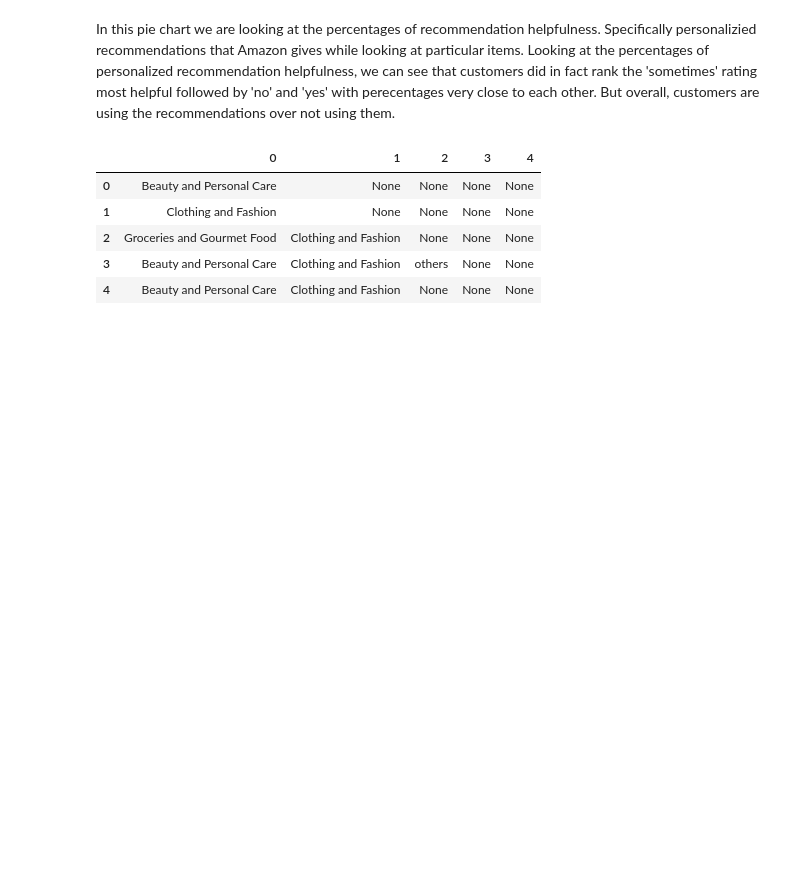
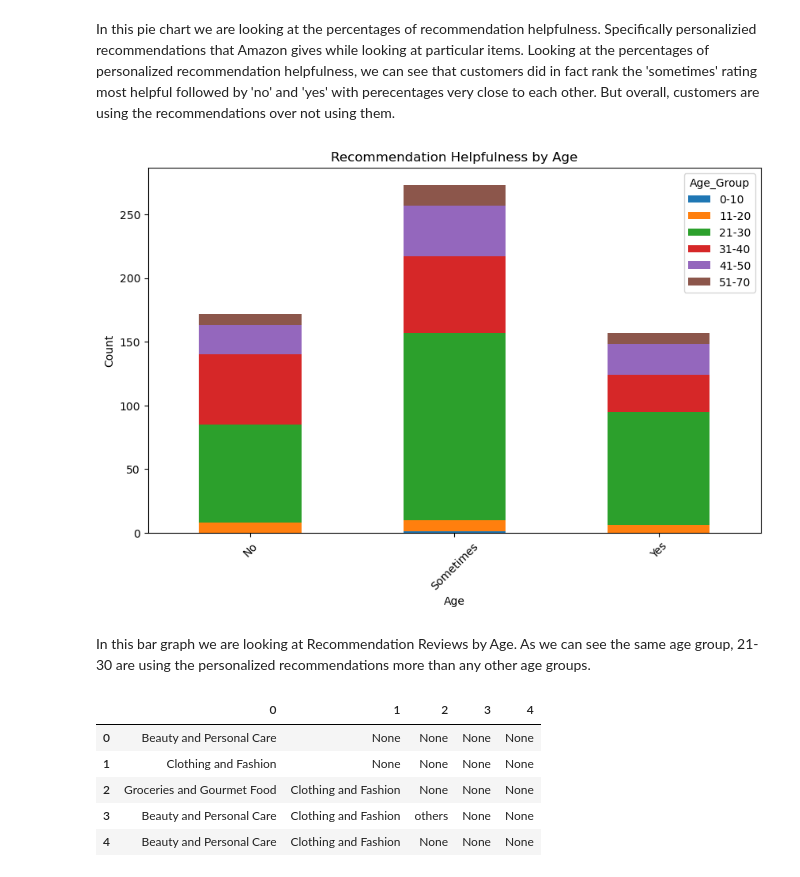
Before and after one commit to rubyghabboun/project1_sudowoodo1, a Jupyter notebook: trish_reviews_recs.ipynb, the cells around one changed output. Saved outputs shown, nothing was run; the diff lists cells and outputs as text; code cells hidden in the pictures; blank space fills up the shorter version.

```diff
--- a/trish_reviews_recs.ipynb
+++ b/trish_reviews_recs.ipynb
@@ -202,6 +231,20 @@ plt.show()
 [figure]
 # %% [markdown]
 In this pie chart we are looking at the percentages of recommendation helpfulness. Specifically personalizied recommendations that Amazon gives while looking at particular items. Looking at the percentages of personalized recommendation helpfulness, we can see that customers did in fact rank the 'sometimes' rating most helpful followed by 'no' and 'yes' with perecentages very close to each other. But overall, customers are using the recommendations over not using them.
+# %%
+#Bar graphs showing relationships between purchase frequency, sale count, 'Recommendation_Helpfulness', age
+
+unique_grouped = data_df.groupby(['Recommendation_Helpfulness', 'Age_Group']).size().unstack()
+unique_grouped.plot(kind='bar', stacked=True, figsize=(10, 6))
+plt.title('Recommendation Helpfulness by Age')
+plt.xlabel('Age')
+plt.ylabel('Count')
+plt.xticks(rotation=45)
+plt.show()
+# %% [output]
+[figure, added]
+# %% [markdown]
+In this bar graph we are looking at Recommendation Reviews by Age. As we can see the same age group, 21-30 are using the personalized recommendations more than any other age groups.
 # %%
 # split purchase_categories
 categories_split = reviews_recs_df['Purchase_Categories'].str.split(';', expand=True)
```
Also changed, not shown: parts of 9 cells of this notebook, 1 other file.
